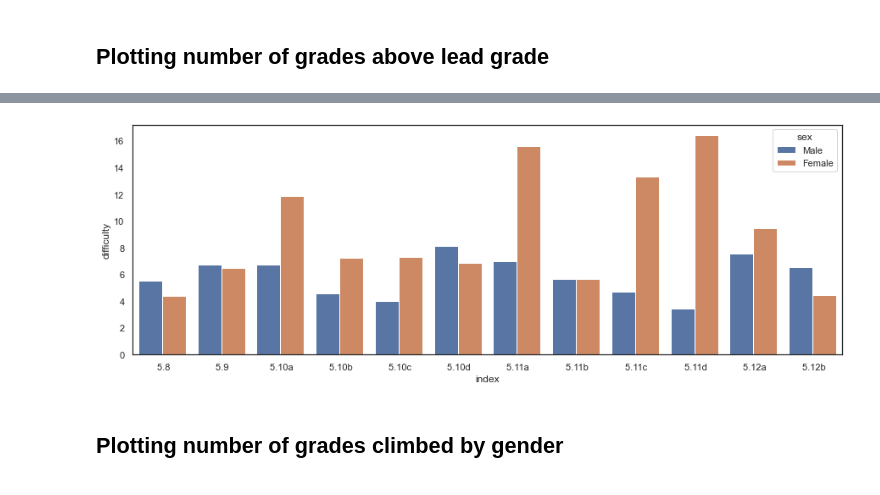
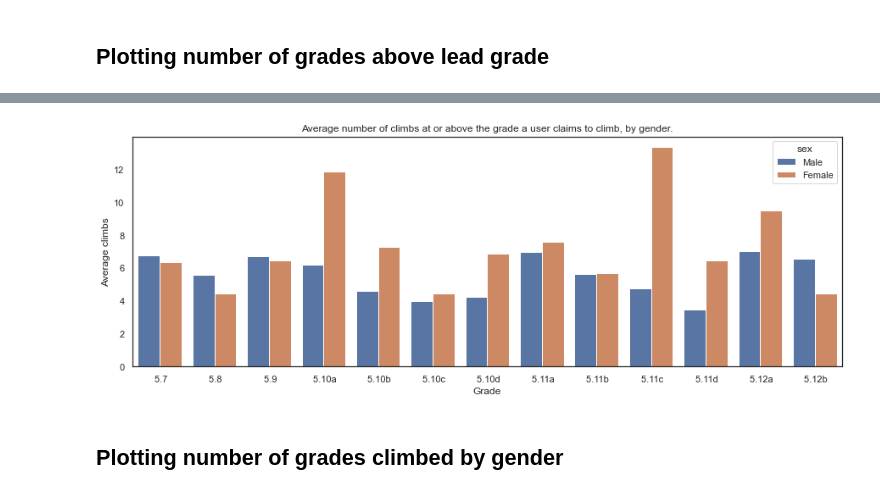
Before and after one commit to kaitlyn-k-zeichick/Project5, a Jupyter notebook: Defining What Grade You Climb.ipynb, the cells around one changed output, grey strips where cells are left out. Saved outputs shown, nothing was run; the diff lists cells and outputs as text; code cells hidden in the pictures.

```diff
--- a/Defining What Grade You Climb.ipynb
+++ b/Defining What Grade You Climb.ipynb
@@ -223,0 +284,13 @@ array([14. , 20. , 24. ,  9. , 11. , 18. ,  0.4, 16. ,  0.2, 10. , 13. ,
+# %%
+# Add in a column that shows the count of climbs they've done above their claim grade for each user
+df_sport_lead = df_sport[df_sport['Style'] == 'Lead']
+names = df_sport_lead.Name.unique()
+
+df = pd.DataFrame()
+for name in names:
+    user_df = df_sport_lead[df_sport_lead['Name'] == name]
+    count_above_claim = len(user_df[user_df['numerical_lead'] <= user_df['numerical_difficulty']])
+    user_df['above_claim'] = count_above_claim
+    df = df.append(user_df)
+
+df
@@ -224 +363,3 @@ array([14. , 20. , 24. ,  9. , 11. , 18. ,  0.4, 16. ,  0.2, 10. , 13. ,
+# %%
+df_sport2 = pd.read_csv('df_sport_no_outliers.csv')
 # %% [markdown]
@@ -226,6 +369,6 @@ array([14. , 20. , 24. ,  9. , 11. , 18. ,  0.4, 16. ,  0.2, 10. , 13. ,
 # %%
 # Make a df of just males
-df_male = df_sport[df_sport['Gender'] == 'Male']
+df_male = df_sport2[df_sport2['Gender'] == 'Male']
 # %%
 # Make a df of just male users with their lead ticks
 df_male_lead = df_male[df_male['Style'] == 'Lead']
@@ -313,6 +462,6 @@ men_lead_dict = lead_dict
 # %%
 # df of just women
-df_female = df_sport[df_sport['Gender'] == 'Female']
+df_female = df_sport2[df_sport2['Gender'] == 'Female']
 # %%
 # df of women lead ticks
 df_female_lead = df_female[df_female['Style'] == 'Lead']
@@ -585,13 +763,15 @@ ax.grid(False)
 # %%
-# Removed over 5.12b because fewer than 10 women were represented per grade. 5.7 needs to be inspected for outliers.
+# I removed grades where fewer than 10 women were represented
 sns.set(rc={'figure.figsize':(15,5)})
 sns.set_style("white")
 ax = sns.barplot(x="index", y="difficulty", hue="sex", data=combined_df,
-    order = [' 5.8', ' 5.9', ' 5.10a', ' 5.10b',
+    order = [' 5.7', ' 5.8', ' 5.9', ' 5.10a', ' 5.10b',
             ' 5.10c', ' 5.10d', ' 5.11a', ' 5.11b', ' 5.11c', ' 5.11d', ' 5.12a', ' 5.12b'])
+ax.set(xlabel='Grade', ylabel='Average climbs')
+ax.set_title('Average number of climbs at or above the grade a user claims to climb, by gender.')
 ax.grid(False)
 # %% [output]
-[figure, old version]
+[figure, new version]
 # %% [markdown]
 ## Plotting number of grades climbed by gender
 # %%
```
Also changed, not shown: parts of 184 cells of this notebook, 2 other files.
